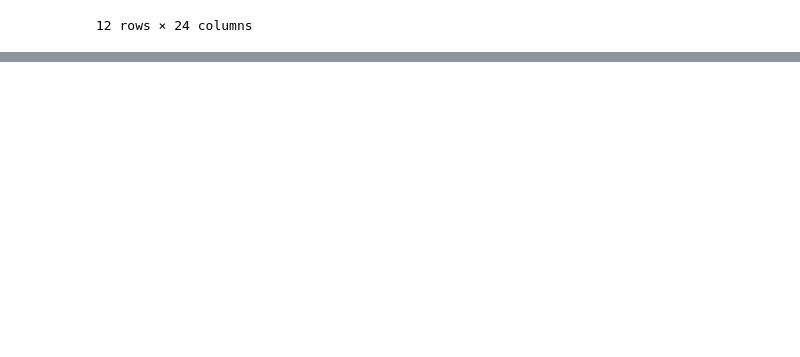
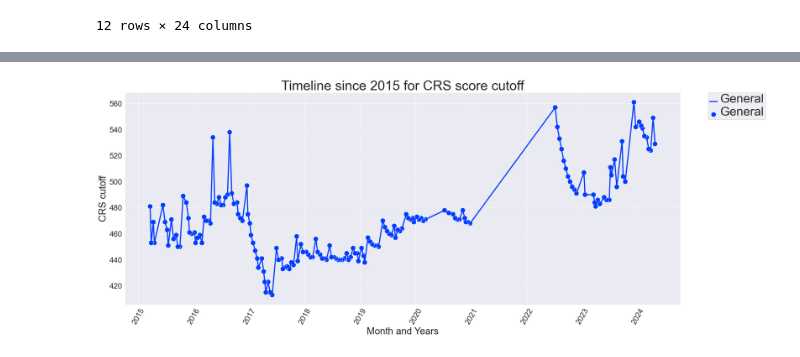
Before and after one commit to anicolas91/CRScanada_MLOps, a Jupyter notebook: CRScanada_modelDevelopment.ipynb, the cells around one changed output, grey strips where cells are left out. Cells and saved outputs as stored; diff of their text form; code cells hidden in the pictures; blank space fills up the shorter version.

```diff
--- a/CRScanada_modelDevelopment.ipynb
+++ b/CRScanada_modelDevelopment.ipynb
@@ -225,0 +270,20 @@ It is worth noting that still Canada did not extend any invites to the FSTP cate
+# %%
+df["round type"] = df["round type"].replace({'No Program Specified': 'General'})
+# %%
+df = df[(df["round type"] == "General") & ((df["CRS cutoff"] < 700) & (df["CRS cutoff"] > 100))]
+# %%
+plt.figure(figsize=(26,10))
+sns.set_style('darkgrid')
+s = sns.lineplot(x='date', y= 'CRS cutoff', lw=3,data=df,hue='round type',palette="bright")
+sns.scatterplot(x='date', y= 'CRS cutoff', data=df, hue='round type', s=180,style='round type',palette="bright")
+g =plt.xticks(rotation=60)
+s.set_xlabel('Month and Years', fontsize=25)
+s.set_ylabel('CRS cutoff', fontsize=25)
+s.set_title('Timeline since 2015 for CRS score cutoff', fontsize=35)
+plt.legend(bbox_to_anchor=(1.05, 1), loc=2, borderaxespad=0.)
+plt.setp(s.get_legend().get_texts(), fontsize='32') # for legend text
+plt.setp(s.get_legend().get_title(), fontsize='32') # for legend
+f = plt.xticks(fontsize=20)
+f = plt.yticks(fontsize=20)
+# %% [output]
+[figure, added]
```
Also changed, not shown: parts of 8 cells of this notebook.
